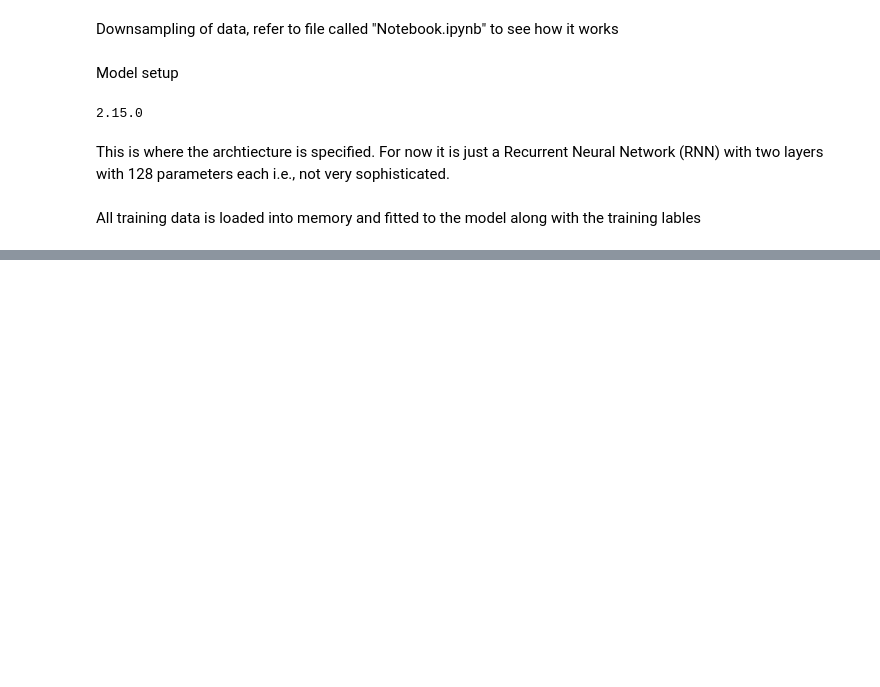
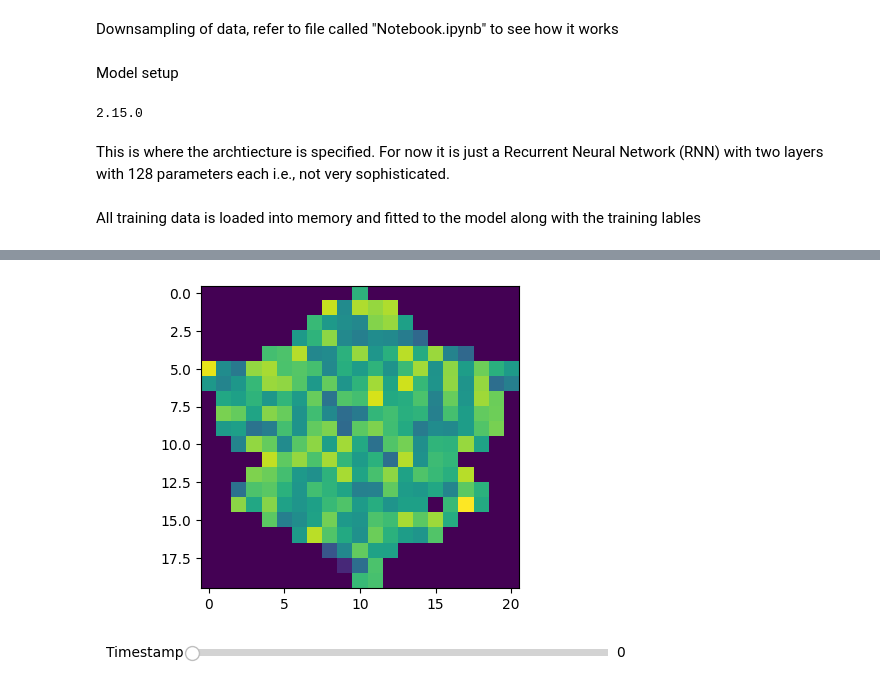
Before and after one commit to Roestenburg-J/PRDL_Assignment_2, a Jupyter notebook: basic_nn.ipynb, the cells around one changed output, grey strips where cells are left out. Saved outputs shown, nothing was run; the diff lists cells and outputs as text; code cells hidden in the pictures; blank space fills up the shorter version.

```diff
--- a/basic_nn.ipynb
+++ b/basic_nn.ipynb
@@ -211,3 +600,41 @@ print(testy)
+# %%
+from matplotlib.widgets import Slider
+
+# Assuming arr is your 3D array with shape (1980, 20, 21)
+arr = trainx_mesh[0]
+
+# Set up the initial figure and axes
+fig, ax = plt.subplots()
+plt.subplots_adjust(bottom=0.25)
+
+# Display the initial grid
+current_timestamp = 0
+img = ax.imshow(arr[current_timestamp], cmap='viridis')
+
+# Add a slider for timestamp navigation
+ax_timestamp = plt.axes([0.25, 0.1, 0.65, 0.03], facecolor='lightgoldenrodyellow')
+slider = Slider(ax_timestamp, 'Timestamp', 0, 1980 - 1, valinit=current_timestamp, valstep=1)
+
+# Function to update the plot when the slider changes
+def update(val):
+    current_timestamp = int(slider.val)
+    img.set_array(arr[current_timestamp])
+    fig.canvas.draw_idle()
+
+# Connect the slider to the update function
+slider.on_changed(update)
+
+# Make the plot interactive
+plt.ion()
+
+# Show the plot without blocking the script
+plt.show(block=False)
+
+# Allow the plot to be interactive
+plt.pause(0.001)
+input("Press Enter to exit.")
+# %% [output]
+[figure, added]
 # %%
 from sklearn.metrics import confusion_matrix
 
```
Also changed, not shown: parts of 10 cells of this notebook, 2 other files.
